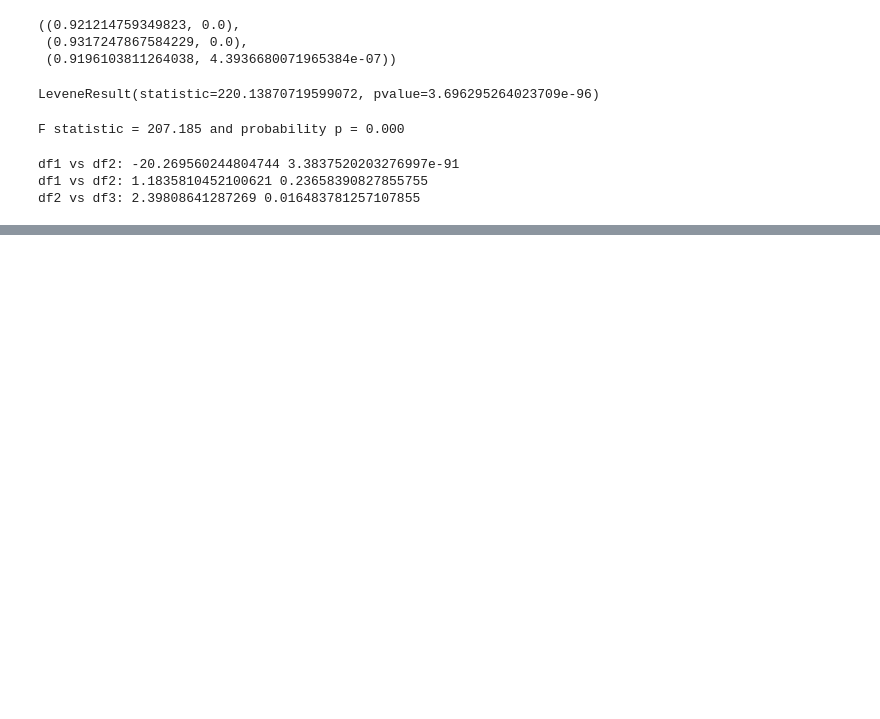
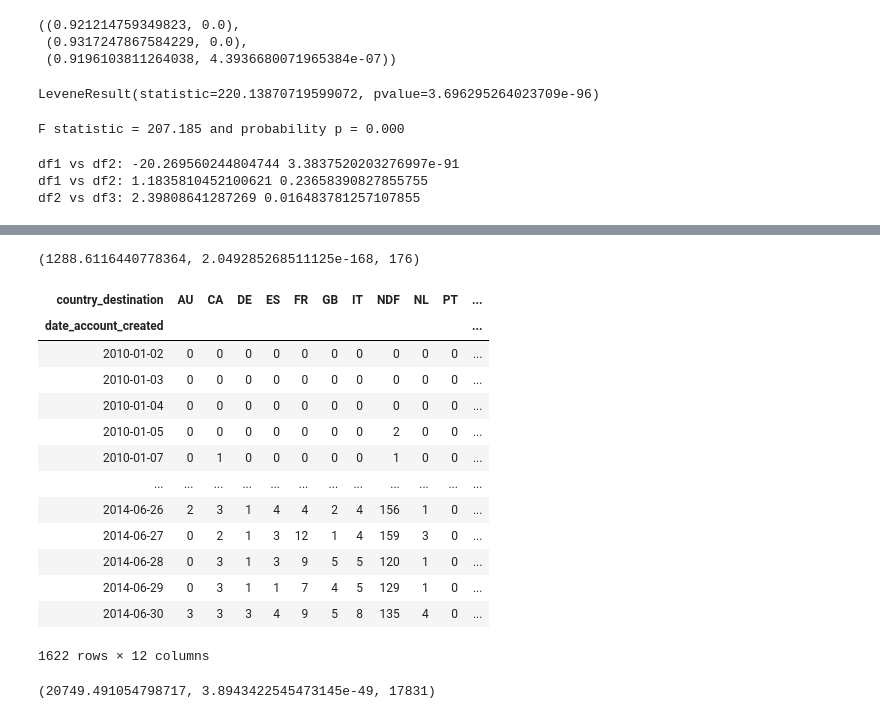
Before and after one commit to venkii83/Springboard, a Jupyter notebook: Capstone 1.ipynb, the cells around one changed output, grey strips where cells are left out. Cells and saved outputs as stored; diff of their text form; code cells hidden in the pictures; blank space fills up the shorter version.

```diff
--- a/Capstone 1.ipynb
+++ b/Capstone 1.ipynb
@@ -396,0 +452,40 @@ stats.chi2_contingency(f_obs)[0:3]
+# %%
+from scipy import stats
+stats.chi2_contingency(contingency_table)[:3]
+#With a p-value > 0.05 , we fail to reject the null hypothesis. There is no visible relationship between
+#'affiliate provider' and the 'country of destination' column, we can see that these two variables are
+#independent of each other.
+# %% [output]
+(1288.6116440778364, 2.049285268511125e-168, 176)
+# %%
+#Creating a contigency table for Chi Square test:
+#H0= We believe there is no relationship between date account was created and country of destination
+#(are independent of each other)
+#H1 = These two variable are not independent of each other
+contingency_table = pd.crosstab(
+    df['date_account_created'], df['country_destination'])
+contingency_table
+#Each cell in this table represents a frequency count.
+# %% [output]
+| country_destination | AU | CA | DE | ES | FR | GB | IT | NDF | NL | PT | ... |
+| date_account_created |  |  |  |  |  |  |  |  |  |  | ... |
+| 2010-01-02 | 0 | 0 | 0 | 0 | 0 | 0 | 0 | 0 | 0 | 0 | ... |
+| 2010-01-03 | 0 | 0 | 0 | 0 | 0 | 0 | 0 | 0 | 0 | 0 | ... |
+| 2010-01-04 | 0 | 0 | 0 | 0 | 0 | 0 | 0 | 0 | 0 | 0 | ... |
+| 2010-01-05 | 0 | 0 | 0 | 0 | 0 | 0 | 0 | 2 | 0 | 0 | ... |
+| 2010-01-07 | 0 | 1 | 0 | 0 | 0 | 0 | 0 | 1 | 0 | 0 | ... |
+| ... | ... | ... | ... | ... | ... | ... | ... | ... | ... | ... | ... |
+| 2014-06-26 | 2 | 3 | 1 | 4 | 4 | 2 | 4 | 156 | 1 | 0 | ... |
+| 2014-06-27 | 0 | 2 | 1 | 3 | 12 | 1 | 4 | 159 | 3 | 0 | ... |
+| 2014-06-28 | 0 | 3 | 1 | 3 | 9 | 5 | 5 | 120 | 1 | 0 | ... |
+| 2014-06-29 | 0 | 3 | 1 | 1 | 7 | 4 | 5 | 129 | 1 | 0 | ... |
+| 2014-06-30 | 3 | 3 | 3 | 4 | 9 | 5 | 8 | 135 | 4 | 0 | ... |
+1622 rows × 12 columns
+# %%
+from scipy import stats
+stats.chi2_contingency(contingency_table)[:3]
+#With a p-value > 0.05 , we fail to reject the null hypothesis. There is no visible relationship between
+#'date account created' and the 'country of destination' column, we can see that these two variables are
+#independent of each other.
+# %% [output]
+(20749.491054798717, 3.8943422545473145e-49, 17831)
```
Also changed, not shown: parts of 23 cells of this notebook.
